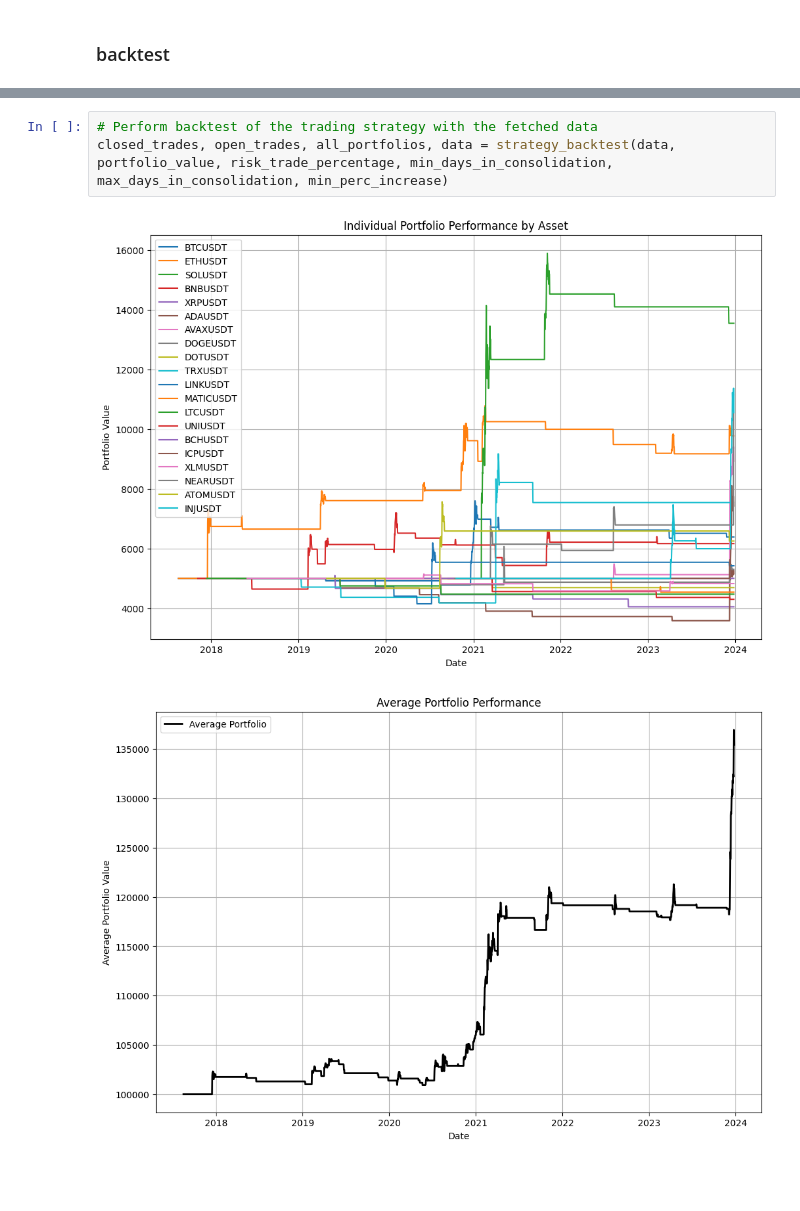
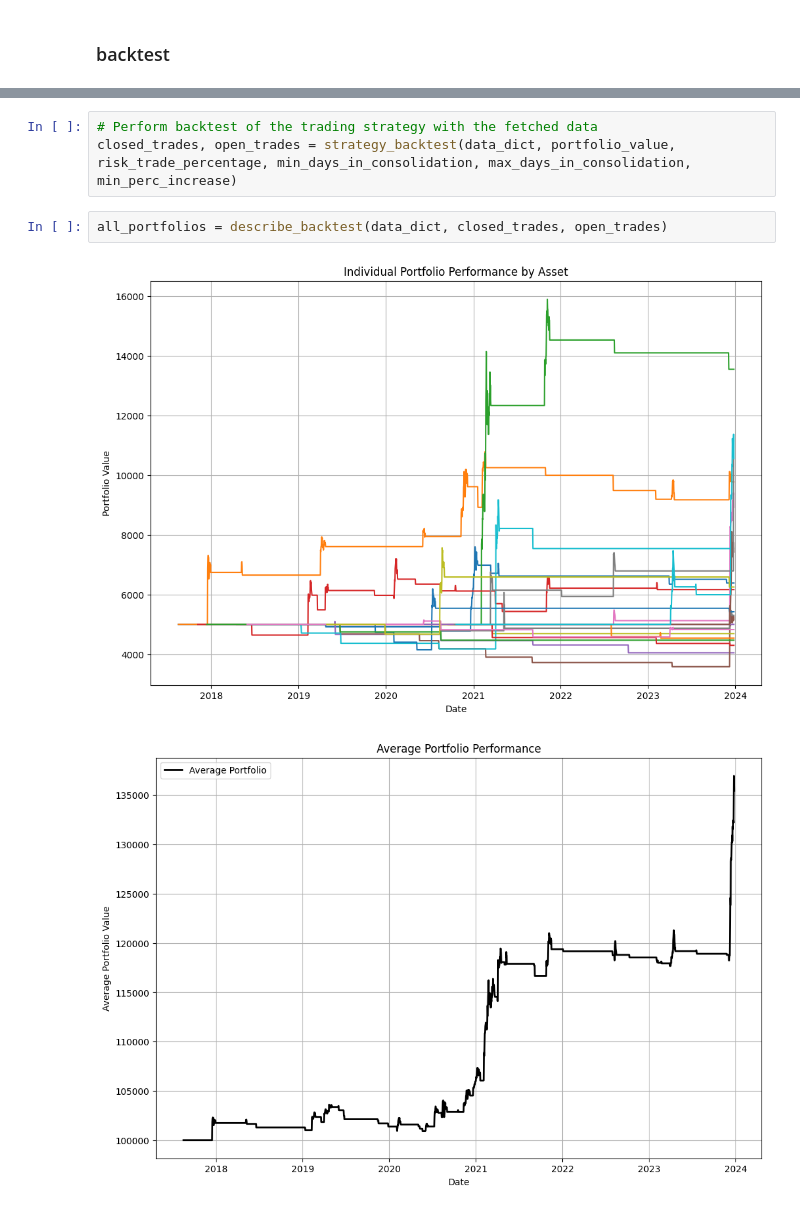
Before and after one commit to sculd/kristjan_swing-, a Jupyter notebook: sandbox.ipynb, the cells around one changed output, grey strips where cells are left out. Saved outputs shown, nothing was run; the diff lists cells and outputs as text; blank space fills up the shorter version.

```diff
--- a/sandbox.ipynb
+++ b/sandbox.ipynb
@@ -379,6 +273,8 @@ data
 # %%
 # Perform backtest of the trading strategy with the fetched data
-closed_trades, open_trades, all_portfolios, data = strategy_backtest(data, portfolio_value, risk_trade_percentage, min_days_in_consolidation, max_days_in_consolidation, min_perc_increase)
+closed_trades, open_trades = strategy_backtest(data_dict, portfolio_value, risk_trade_percentage, min_days_in_consolidation, max_days_in_consolidation, min_perc_increase)
-# %% [output]
-[figure, removed]
-[figure, removed]
+# %%
+all_portfolios = describe_backtest(data_dict, closed_trades, open_trades)
+# %% [output]
+[figure, added]
+[figure, added]
```
Also changed, not shown: parts of 20 cells of this notebook.
